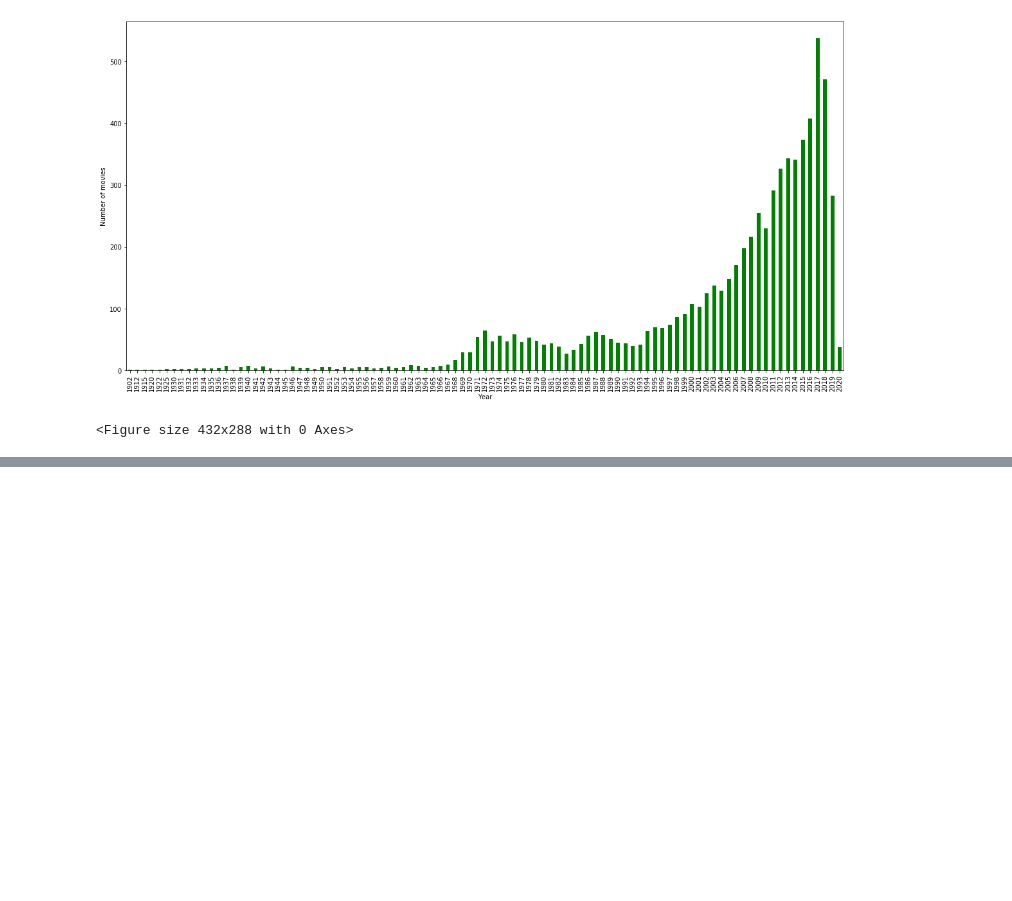
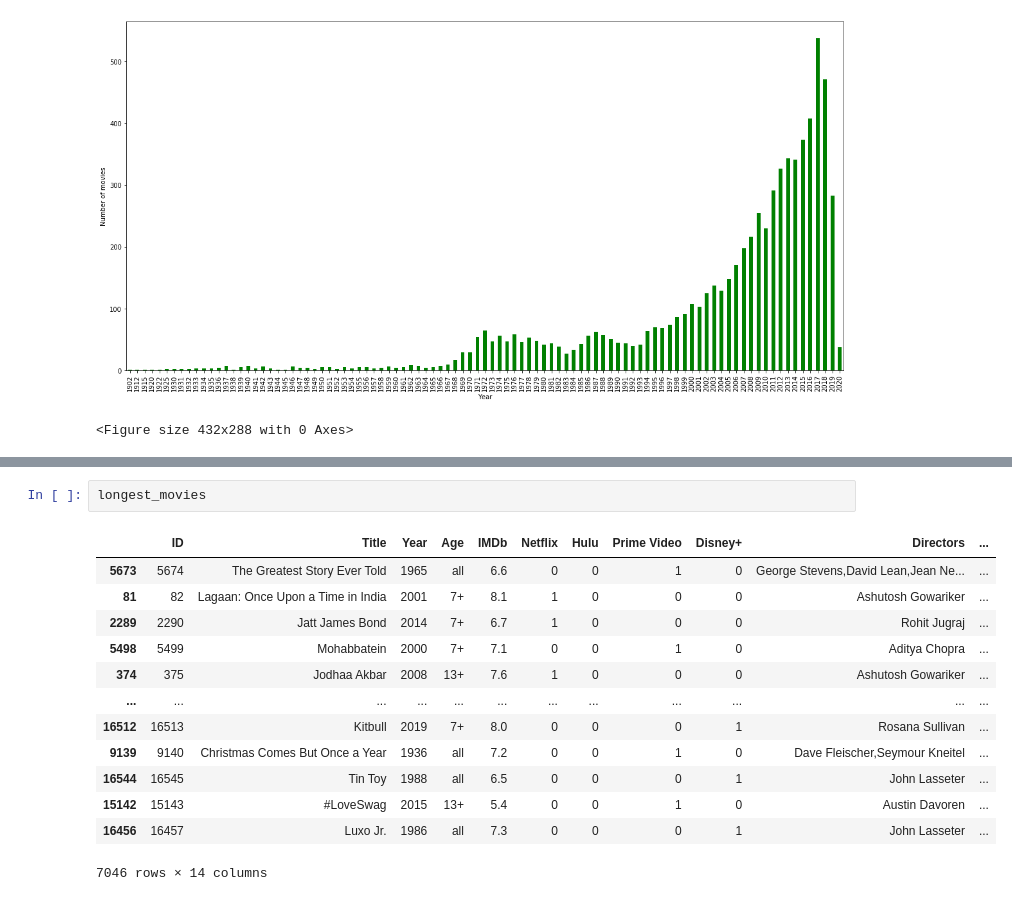
Before and after one commit to ruddysimon/Movies_platfrom_analysis, a Jupyter notebook: Movies_analysis/Movies_streaming.ipynb, the cells around one changed output, grey strips where cells are left out. Drawn from its saved outputs; the diff is of its cells as text; blank space fills up the shorter version.

```diff
--- a/Movies_analysis/Movies_streaming.ipynb
+++ b/Movies_analysis/Movies_streaming.ipynb
@@ -349,0 +365,16 @@ plt.tight_layout()
+# %%
+longest_movies
+# %% [output]
+|  | ID | Title | Year | Age | IMDb | Netflix | Hulu | Prime Video | Disney+ | Directors | ... |
+| 5673 | 5674 | The Greatest Story Ever Told | 1965 | all | 6.6 | 0 | 0 | 1 | 0 | George Stevens,David Lean,Jean Ne... | ... |
+| 81 | 82 | Lagaan: Once Upon a Time in India | 2001 | 7+ | 8.1 | 1 | 0 | 0 | 0 | Ashutosh Gowariker | ... |
+| 2289 | 2290 | Jatt James Bond | 2014 | 7+ | 6.7 | 1 | 0 | 0 | 0 | Rohit Jugraj | ... |
+| 5498 | 5499 | Mohabbatein | 2000 | 7+ | 7.1 | 0 | 0 | 1 | 0 | Aditya Chopra | ... |
+| 374 | 375 | Jodhaa Akbar | 2008 | 13+ | 7.6 | 1 | 0 | 0 | 0 | Ashutosh Gowariker | ... |
+| ... | ... | ... | ... | ... | ... | ... | ... | ... | ... | ... | ... |
+| 16512 | 16513 | Kitbull | 2019 | 7+ | 8.0 | 0 | 0 | 0 | 1 | Rosana Sullivan | ... |
+| 9139 | 9140 | Christmas Comes But Once a Year | 1936 | all | 7.2 | 0 | 0 | 1 | 0 | Dave Fleischer,Seymour Kneitel | ... |
+| 16544 | 16545 | Tin Toy | 1988 | all | 6.5 | 0 | 0 | 0 | 1 | John Lasseter | ... |
+| 15142 | 15143 | #LoveSwag | 2015 | 13+ | 5.4 | 0 | 0 | 1 | 0 | Austin Davoren | ... |
+| 16456 | 16457 | Luxo Jr. | 1986 | all | 7.3 | 0 | 0 | 0 | 1 | John Lasseter | ... |
+7046 rows × 14 columns
```
Also changed, not shown: parts of 9 cells of this notebook, 1 other file.
